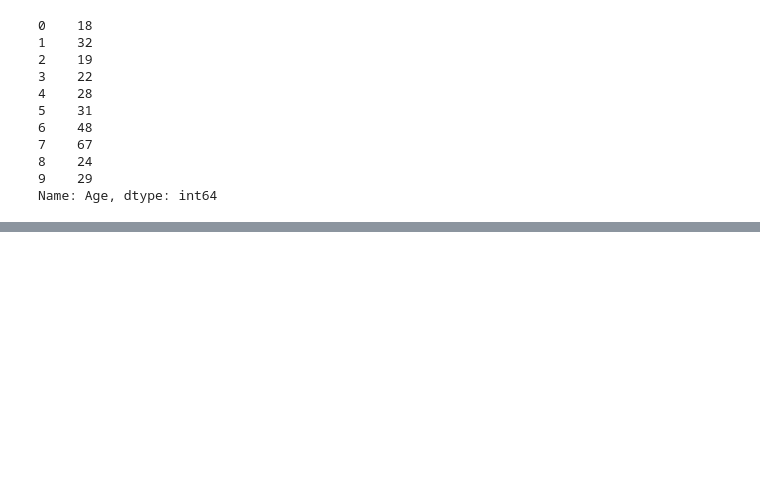
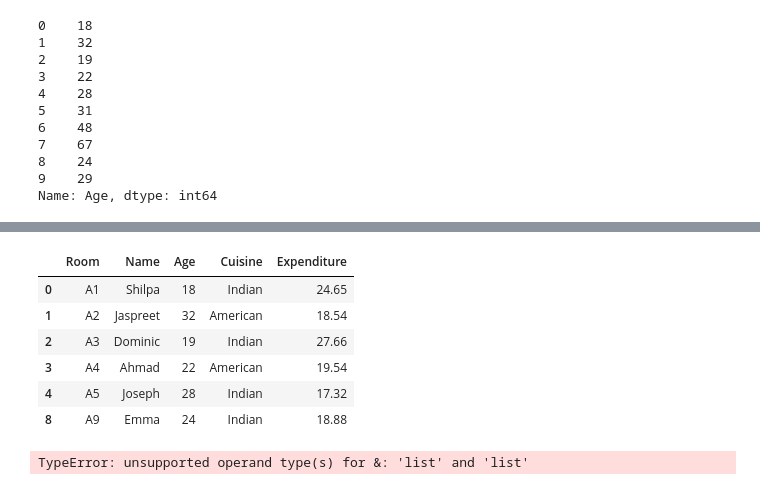
Before and after one commit to anishverma870/data-analytics-PYTHON, a Jupyter notebook: library/pandas/PANDAS.ipynb, the cells around one changed output, grey strips where cells are left out. Cells and saved outputs as stored; diff of their text form; code cells hidden in the pictures; blank space fills up the shorter version.

```diff
--- a/library/pandas/PANDAS.ipynb
+++ b/library/pandas/PANDAS.ipynb
@@ -551,0 +380,14 @@ Name: Age, dtype: int64
+# %%
+excel2[excel2['Expenditure']>15]
+# %% [output]
+|  | Room | Name | Age | Cuisine | Expenditure |
+| 0 | A1 | Shilpa | 18 | Indian | 24.65 |
+| 1 | A2 | Jaspreet | 32 | American | 18.54 |
+| 2 | A3 | Dominic | 19 | Indian | 27.66 |
+| 3 | A4 | Ahmad | 22 | American | 19.54 |
+| 4 | A5 | Joseph | 28 | Indian | 17.32 |
+| 8 | A9 | Emma | 24 | Indian | 18.88 |
+# %%
+excel2[[excel2['Expenditure']>15] & [excel2['Cuisine']=='Indian']]
+# %% [output]
+TypeError: unsupported operand type(s) for &: 'list' and 'list'
```
Also changed, not shown: parts of 55 cells of this notebook, 1 other file.
